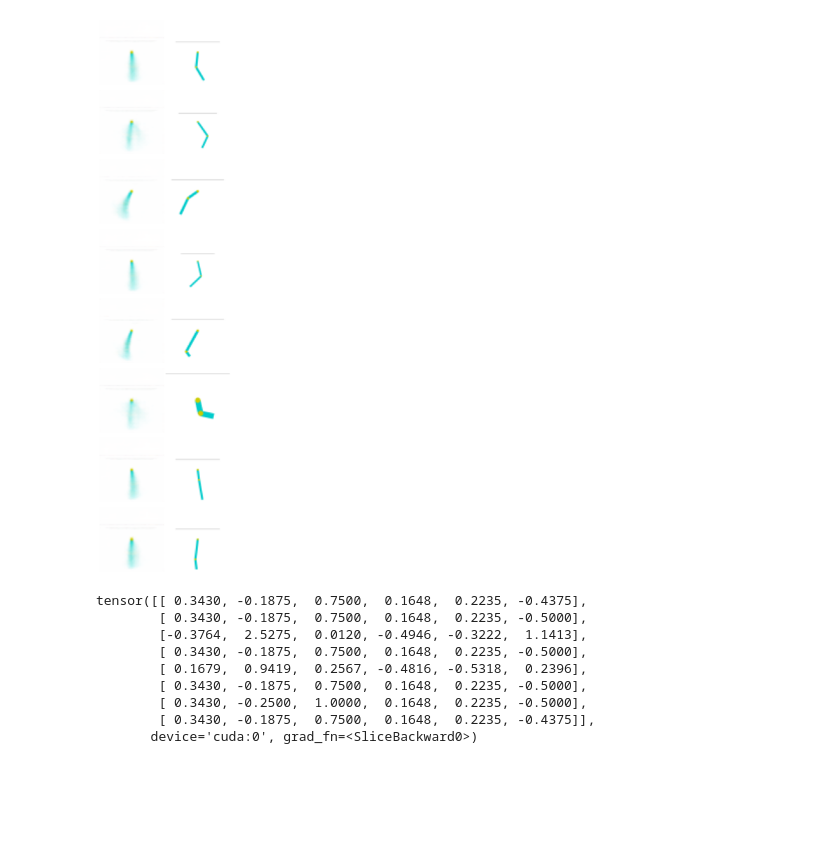
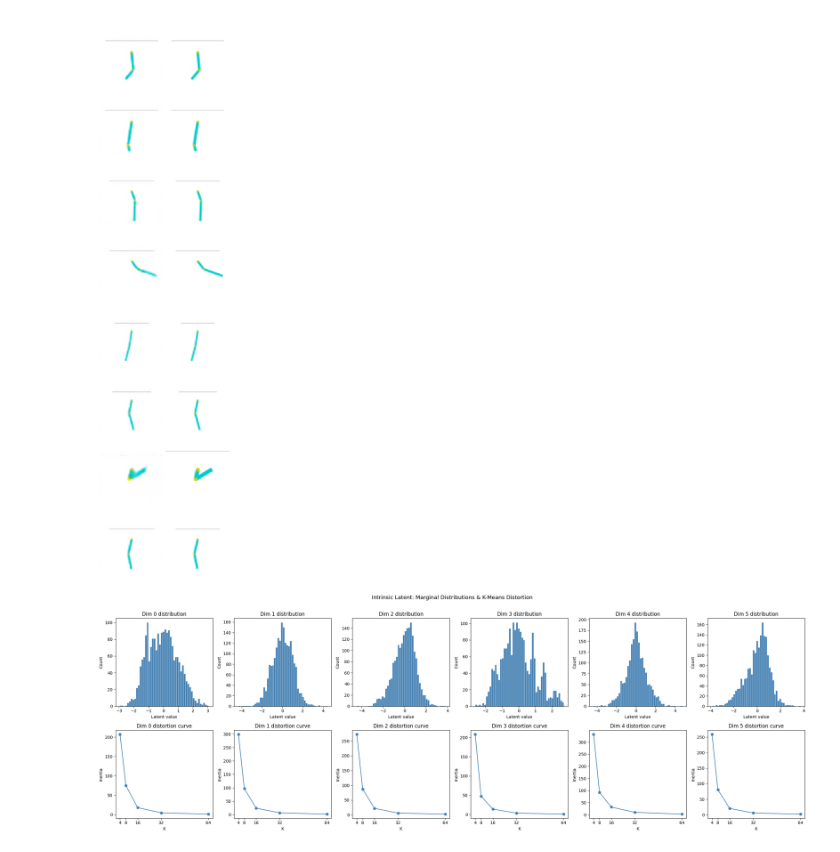
Before and after one commit to antony-zhao/RLTesting, a Jupyter notebook: rltesting/fvd_experiments/hybrid_testing.ipynb, the cells around one changed output. Saved outputs shown, nothing was run; the diff lists cells and outputs as text; code cells hidden in the pictures; blank space fills up the shorter version.

```diff
--- a/rltesting/fvd_experiments/hybrid_testing.ipynb
+++ b/rltesting/fvd_experiments/hybrid_testing.ipynb
@@ -7,11 +7,14 @@ from matplotlib import pyplot as plt
 from rltesting.torch_rl.utils import random_sample_single_env
 from rltesting.torch_rl.buffers import ReplayBuffer
 from rltesting.torch_rl.models import MLP
-from fvd_models import Encoder, Decoder, HybridAEVAE
+from fvd_models import Encoder, Decoder, HybridAEVAE, AEVAE
 import numpy as np
 import torch
 import skdim
 import os
+from scipy.stats import entropy
+from sklearn.cluster import MiniBatchKMeans
+from torch.nn import functional as F
 
 np.random.seed(42)
 torch.manual_seed(0)
@@ -21,9 +24,9 @@ to_numpy = lambda x: x.cpu().detach().numpy()
 framestack = 2
 latent_dim = 512
 obs_shape = 64
-data_steps = 40000 # 20k
+data_steps = 100000 # 20k
 num_epochs = 50
-steps_per_epoch = 500 # 200
+steps_per_epoch = 200 # 200
 env = gym.make('Acrobot-v1', render_mode="rgb_array")
 env = BasicEnvironmentRGB(env)
 # env = gym.make('Pendulum-v1', render_mode='rgb_array')
@@ -64,7 +67,7 @@ scheduler = torch.optim.lr_scheduler.ExponentialLR(opt, gamma=0.97)
 losses = []
 for i in range(1, num_epochs + 1):
     for _ in range(steps_per_epoch):
-        samples = buffer.sample(256)
+        samples = buffer.sample(512)
         obs = (torch.tensor(samples[0]).float().transpose(-3, -1) / 255).cuda()
         latent = encoder(obs)
         reconstruction = decoder(latent)
@@ -122,11 +125,11 @@ Image ID: 9.55719234368919 +- 0.09741081447257396
 # %%
 intrinsic_dim = round(np.mean(latent_ID))
-double_autoencoder = HybridAEVAE(encoder, decoder, latent_dim, intrinsic_dim, penalty_coef=1e-4).cuda()
+double_autoencoder = AEVAE(encoder, decoder, latent_dim, intrinsic_dim, penalty_coef=1e-4).cuda()
 int_opt = torch.optim.AdamW(double_autoencoder.parameters(), 3e-4)
 int_scheduler = torch.optim.lr_scheduler.ExponentialLR(int_opt, gamma=0.97)
 losses = []
 for i in range(1, num_epochs + 1):
-    for _ in range(steps_per_epoch):
+    for _ in range(2 * steps_per_epoch):
         samples = buffer.sample(512)
         obs = (torch.tensor(samples[0]).float().transpose(-3, -1) / 255).cuda()
         loss = double_autoencoder.reconstruction_loss(obs)
@@ -144,26 +153,16 @@ RuntimeError: The size of tensor a (512) must match the size of tensor b (12) at
 # %%
 plt.close("all")
 %matplotlib inline
 num_img = 8
 fig, axs = plt.subplots(nrows=num_img, ncols=2, figsize=(4, 2 * num_img))
-int_latent = double_autoencoder.double_encode(obs)
+int_latent = double_autoencoder.double_encode_deterministic(obs)
 reconstruction = double_autoencoder.double_decode(int_latent)
 for i in range(num_img):
     axs[i][0].imshow(reconstruction[i].detach().cpu().transpose(-3, -1).numpy()[:, :, :3])
     axs[i][0].axis("off")
     axs[i][1].imshow(samples[0][i][:, :, :3])
     axs[i][1].axis("off")
 plt.tight_layout()
 plt.show()
-print(int_latent[:num_img, intrinsic_dim:])
 # %% [output]
-[figure, old version]
+[figure, new version]
-tensor([[ 0.3430, -0.1875,  0.7500,  0.1648,  0.2235, -0.4375],
-        [ 0.3430, -0.1875,  0.7500,  0.1648,  0.2235, -0.5000],
-        [-0.3764,  2.5275,  0.0120, -0.4946, -0.3222,  1.1413],
-        [ 0.3430, -0.1875,  0.7500,  0.1648,  0.2235, -0.5000],
-        [ 0.1679,  0.9419,  0.2567, -0.4816, -0.5318,  0.2396],
-        [ 0.3430, -0.1875,  0.7500,  0.1648,  0.2235, -0.5000],
-        [ 0.3430, -0.2500,  1.0000,  0.1648,  0.2235, -0.5000],
-        [ 0.3430, -0.1875,  0.7500,  0.1648,  0.2235, -0.4375]],
-       device='cuda:0', grad_fn=<SliceBackward0>)
@@ -250,0 +169,37 @@ tensor([[ 0.3430, -0.1875,  0.7500,  0.1648,  0.2235, -0.4375],
+# %%
+samples = buffer.sample(2048)
+obs = (torch.tensor(samples[0]).float().transpose(-3, -1) / 255).cuda()
+Z_intrinsic = to_numpy(double_autoencoder.double_encode_deterministic(obs))
+
+k_values = [4, 8, 16, 32, 64]
+fig, axes = plt.subplots(2, intrinsic_dim, figsize=(4 * intrinsic_dim, 8))
+
+# If intrinsic_dim == 1, axes won't be 2D — normalize shape
+if intrinsic_dim == 1:
+    axes = axes.reshape(2, 1)
+
+for i in range(intrinsic_dim):
+    # Row 0: marginal histogram
+    axes[0, i].hist(Z_intrinsic[:, i], bins=50, color='steelblue', edgecolor='white', linewidth=0.4)
+    axes[0, i].set_title(f"Dim {i} distribution")
+    axes[0, i].set_xlabel("Latent value")
+    axes[0, i].set_ylabel("Count")
+
+    # Row 1: distortion curve
+    distortions = []
+    for k in k_values:
+        kmeans = MiniBatchKMeans(n_clusters=k, random_state=0).fit(Z_intrinsic[:, [i]])
+        distortions.append(kmeans.inertia_)
+
+    axes[1, i].plot(k_values, distortions, marker='o', color='steelblue')
+    axes[1, i].set_title(f"Dim {i} distortion curve")
+    axes[1, i].set_xlabel("K")
+    axes[1, i].set_ylabel("Inertia")
+    axes[1, i].set_xticks(k_values)
+
+fig.suptitle("Intrinsic Latent: Marginal Distributions & K-Means Distortion", fontsize=13, y=1.01)
+plt.tight_layout()
+plt.savefig("intrinsic_latent_analysis.png", dpi=150, bbox_inches="tight")
+plt.show()
+# %% [output]
+[figure, added]
```
Also changed, not shown: parts of 10 cells of this notebook, 4 other files.
